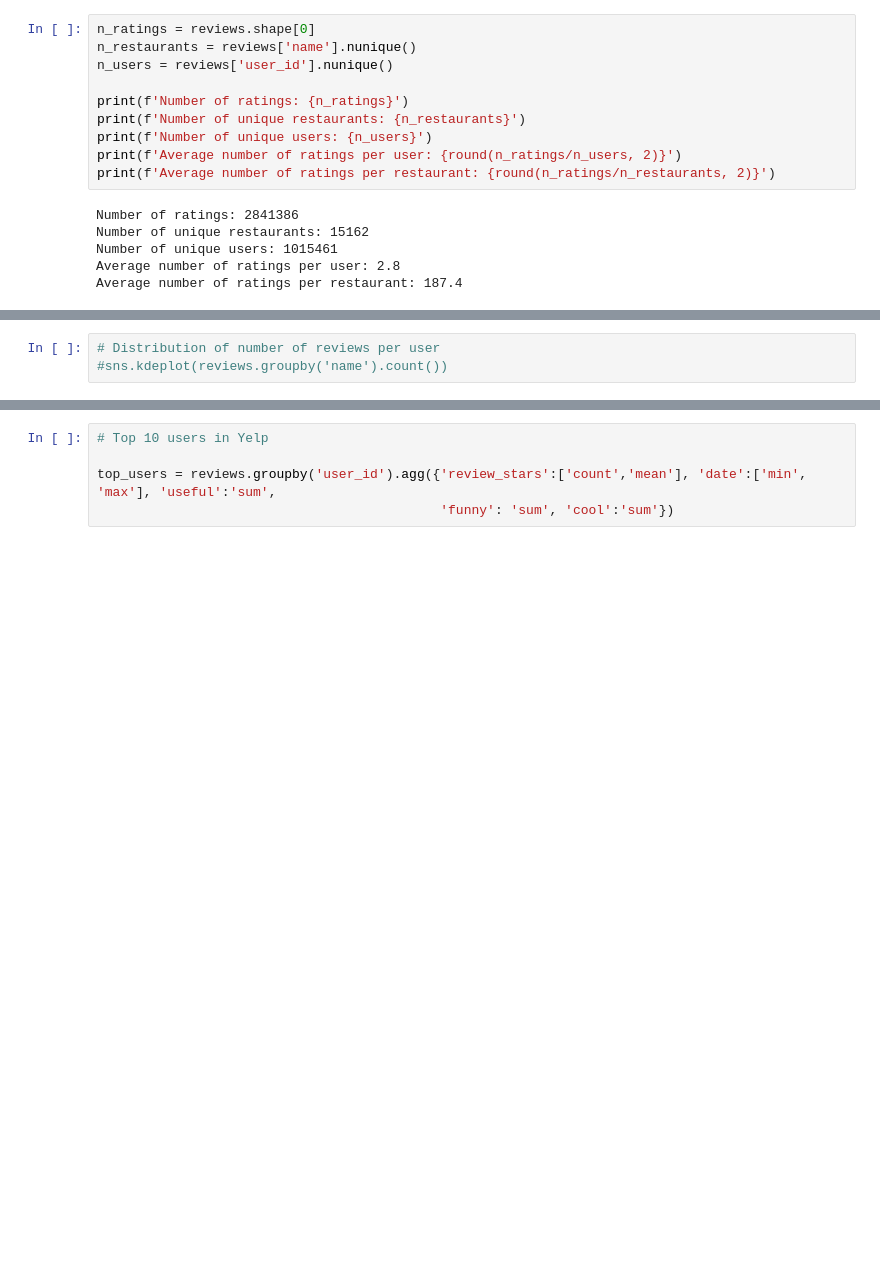
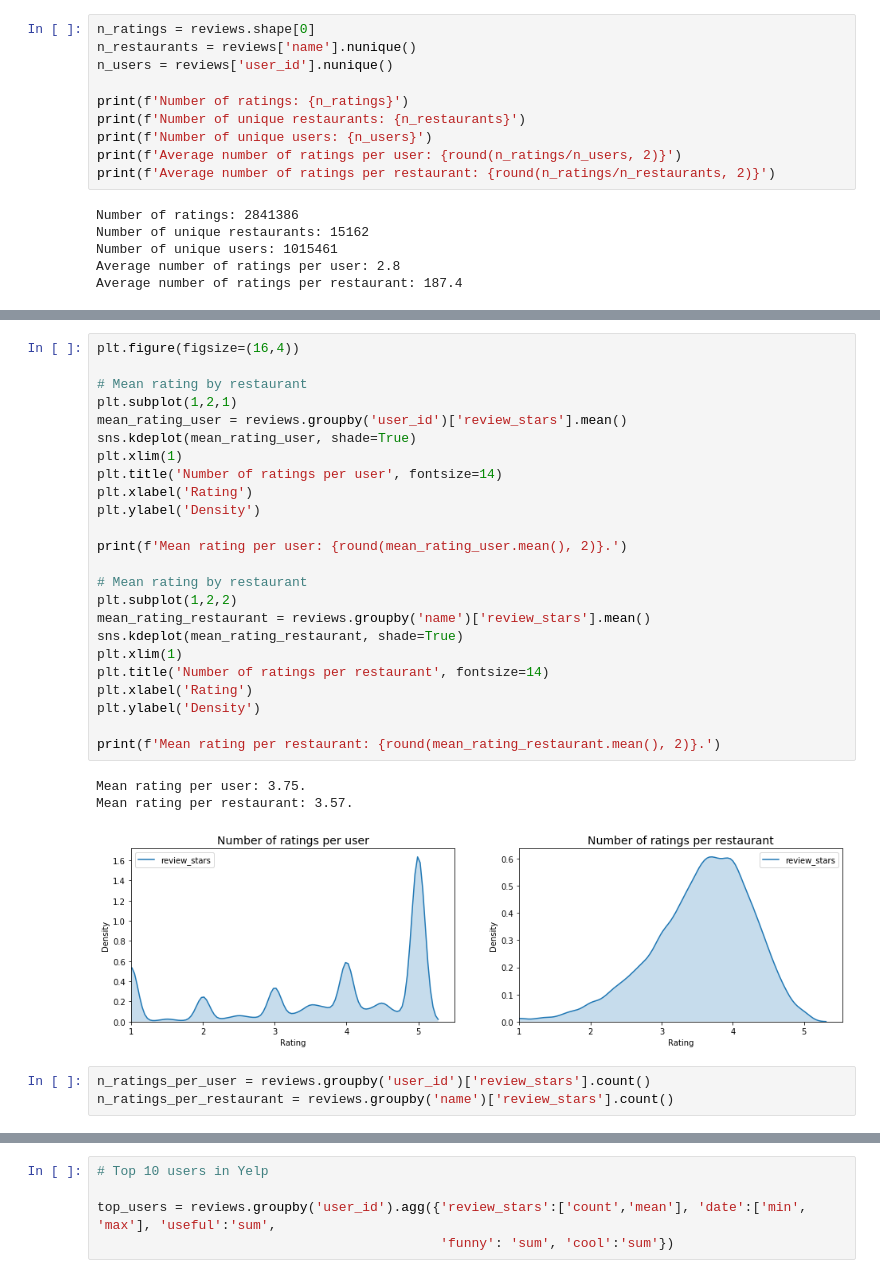
Before and after one commit to mavalos90/IH_final_project, a Jupyter notebook: code/1.EDA.ipynb, the cells around one changed output, grey strips where cells are left out. Cells and saved outputs as stored; diff of their text form; blank space fills up the shorter version.

```diff
--- a/code/1.EDA.ipynb
+++ b/code/1.EDA.ipynb
@@ -373,3 +330,31 @@ restaurant_stats.head()
-# %%
-# Distribution of number of reviews per user
-#sns.kdeplot(reviews.groupby('name').count())
+# %%
+plt.figure(figsize=(16,4))
+
+# Mean rating by restaurant
+plt.subplot(1,2,1)
+mean_rating_user = reviews.groupby('user_id')['review_stars'].mean()
+sns.kdeplot(mean_rating_user, shade=True)
+plt.xlim(1)
+plt.title('Number of ratings per user', fontsize=14)
+plt.xlabel('Rating')
+plt.ylabel('Density')
+
+print(f'Mean rating per user: {round(mean_rating_user.mean(), 2)}.')
+
+# Mean rating by restaurant
+plt.subplot(1,2,2)
+mean_rating_restaurant = reviews.groupby('name')['review_stars'].mean()
+sns.kdeplot(mean_rating_restaurant, shade=True)
+plt.xlim(1)
+plt.title('Number of ratings per restaurant', fontsize=14)
+plt.xlabel('Rating')
+plt.ylabel('Density')
+
+print(f'Mean rating per restaurant: {round(mean_rating_restaurant.mean(), 2)}.')
+# %% [output]
+Mean rating per user: 3.75.
+Mean rating per restaurant: 3.57.
+[figure, added]
+# %%
+n_ratings_per_user = reviews.groupby('user_id')['review_stars'].count()
+n_ratings_per_restaurant = reviews.groupby('name')['review_stars'].count()
```
Also changed, not shown: parts of 14 cells of this notebook.
